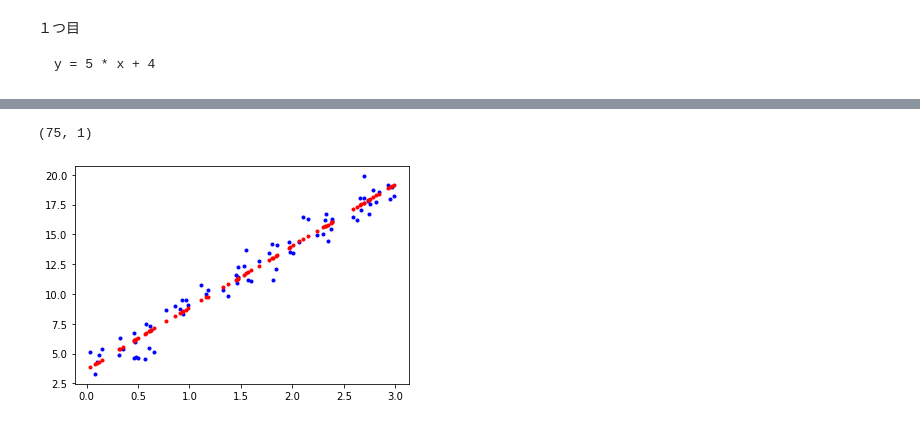
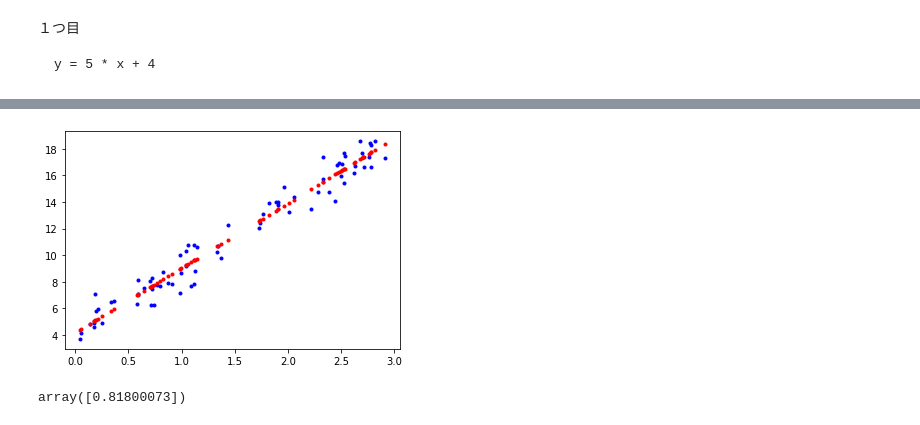
Before and after one commit to zawa-tin/ml_practice, a Jupyter notebook: hoge/Linear_predict.py.ipynb, the cells around one changed output, grey strips where cells are left out. Drawn from its saved outputs; the diff is of its cells as text; code cells hidden in the pictures.

````diff
--- a/hoge/Linear_predict.py.ipynb
+++ b/hoge/Linear_predict.py.ipynb
@@ -41,3 +41,15 @@ def gradient_descent(X, y, eta, iteration):
         grad = gradient(X, y, theta, y.shape[0])
         theta -= eta * grad
     return theta
+# %%
+#予測を算出
+def predict_val(X, weight):
+    return X.dot(weight)
+# %%
+#mseを算出
+def mse(label, predict):
+    mse = 0
+    for i in range(label.shape[0]):
+        mse += (predict[i] - label[i])**2
+    mse /= label.shape[0]
+    return mse
@@ -44,3 +60,21 @@ def gradient_descent(X, y, eta, iteration):
+# %%
+def linear_regression(X, y, train_ratio=0.75, dimension=3, eta=0.1, iteration=100, retval='mse'):
+    X_train, X_test, y_train, y_test = divide_train_and_test(X, y, train_ratio)
+    X_poly = make_pow(X_train, dimension)
+    X_data = insert_ones(X_poly)
+    theta = gradient_descent(X_data, y_train, eta, iteration)
+    y_predict = predict_val(X_data, theta)
+    plt.plot(X_train, y_train, 'b.')
+    plt.plot(X_train, y_predict, 'r.')
+    plt.show()
+
+    if (retval == 'weight'):
+        return theta
+    elif (retval == 'mse'):
+        X_test_poly = make_pow(X_test, dimension)
+        X_test_data = insert_ones(X_test_poly)
+        y_test_predict = predict_val(X_test_data, theta)
+        return mse(y_test, y_test_predict)
 # %% [markdown]
 １つ目
 ```math
@@ -122,10 +98,5 @@ array([[15.9800725 ],
-# %%
-y_predict.shape
-# %% [output]
-(75, 1)
-# %%
-plt.plot(X_train, y_train, 'b.')
-plt.plot(X_train, y_predict, 'r.')
-plt.show()
-# %% [output]
-[figure, removed]
+# %%
+linear_regression(X, y, dimension=1)
+# %% [output]
+[figure, added]
+array([0.81800073])
````
Also changed, not shown: parts of 16 cells of this notebook.
